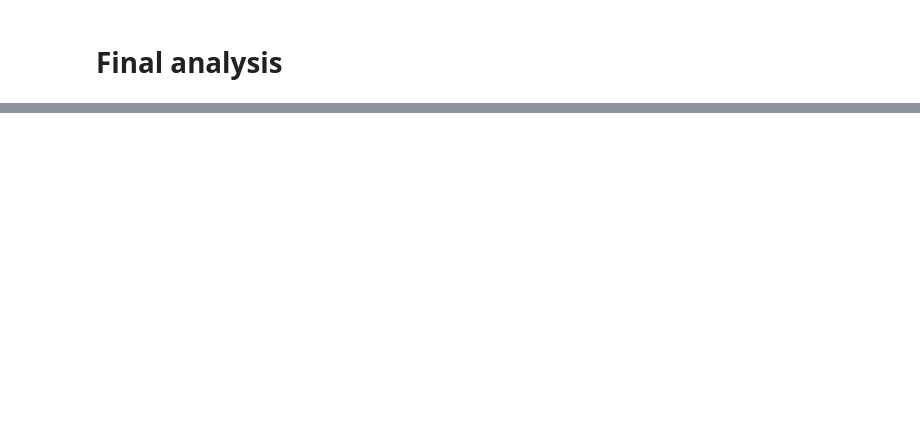
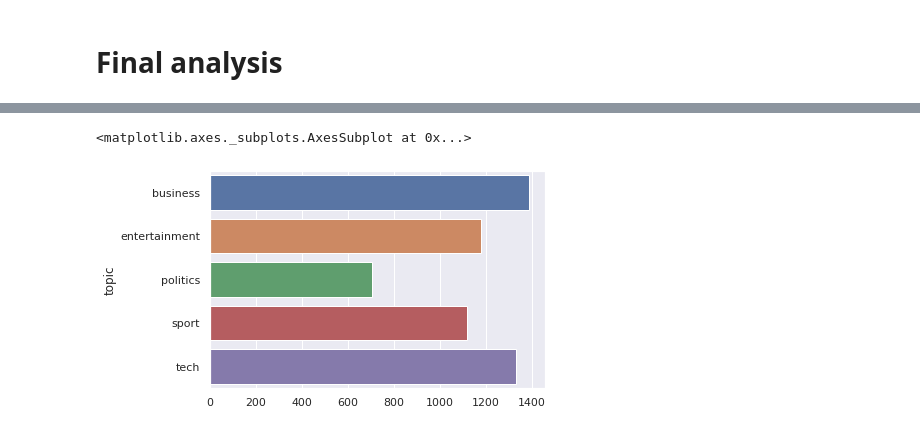
Before and after one commit to pavi-ninjaac/Specrom_Analysis, a Jupyter notebook: EDA.ipynb, the cells around one changed output, grey strips where cells are left out. Drawn from its saved outputs; the diff is of its cells as text; code cells hidden in the pictures; blank space fills up the shorter version.

```diff
--- a/EDA.ipynb
+++ b/EDA.ipynb
@@ -410,0 +440,3 @@ Index(['author', 'crawl_date', 'crawl_desc', 'crawl_url', 'date',
+# %%
+topic_group = data_author.groupby(['topic'])['author'].count()
+topic_group
@@ -410,0 +451,5 @@ Index(['author', 'crawl_date', 'crawl_desc', 'crawl_url', 'date',
+# %%
+sns.barplot(x=topic_group.values,y=topic_group.index)
+# %% [output]
+<matplotlib.axes._subplots.AxesSubplot at 0x...>
+[figure, added]
```
Also changed, not shown: parts of 6 cells of this notebook.
